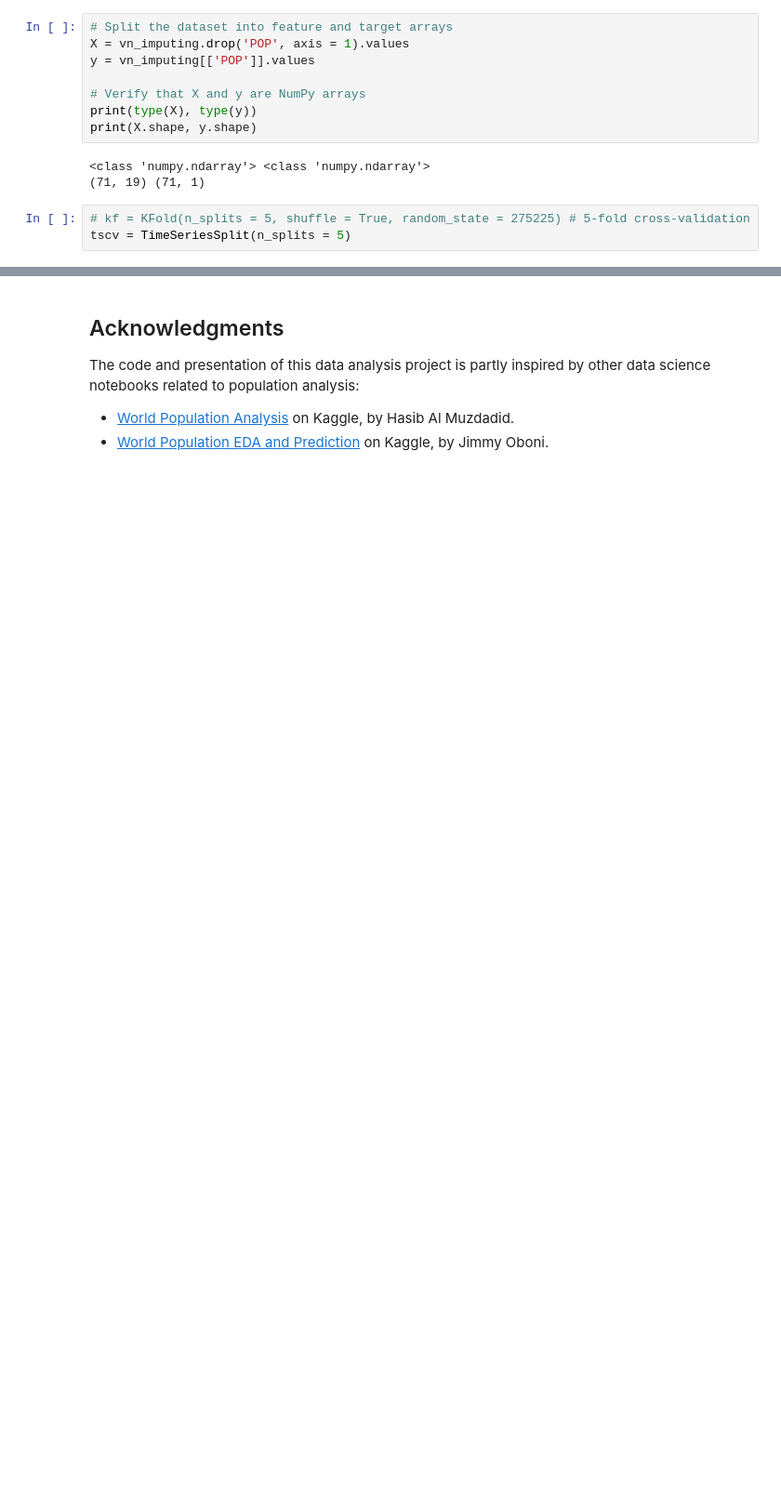
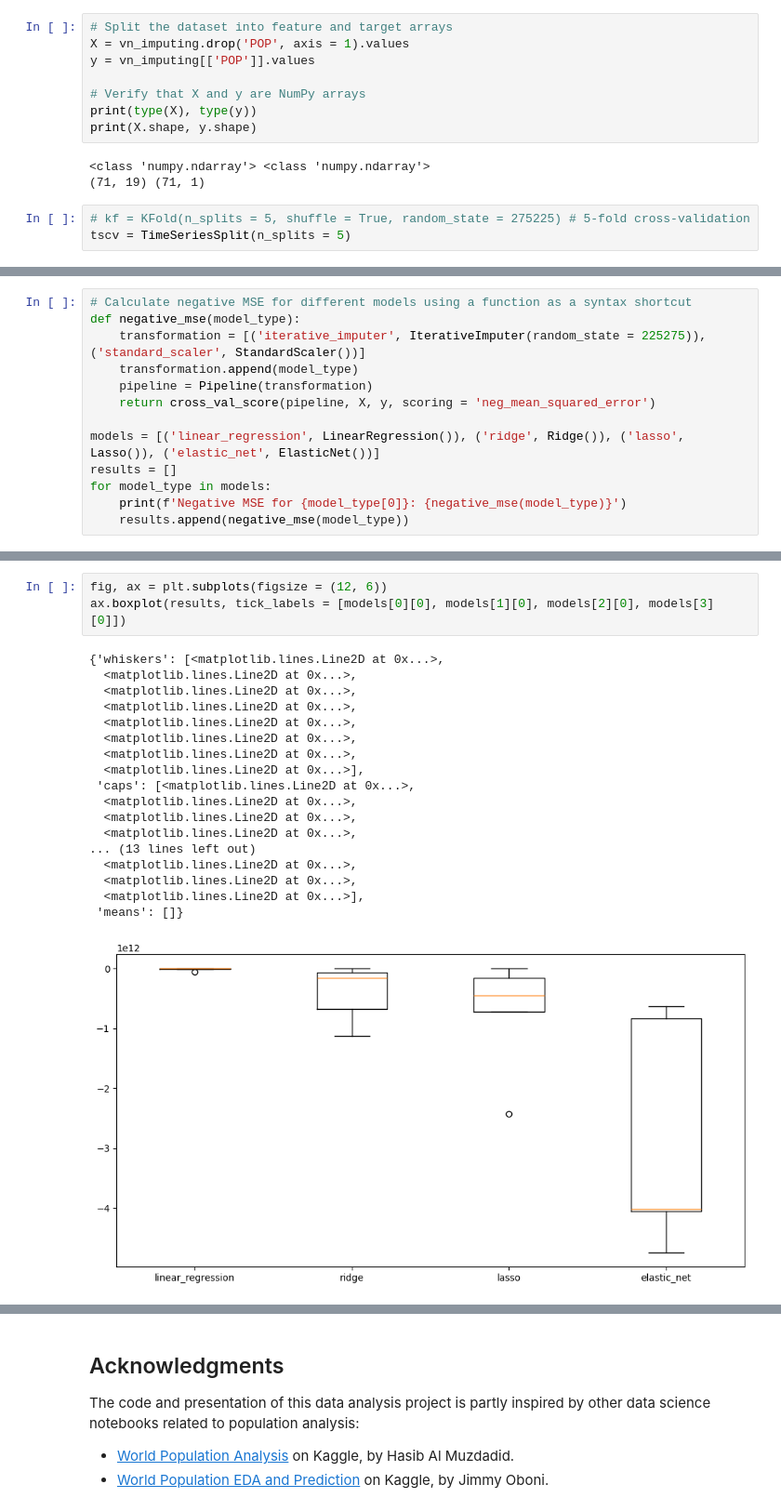
Before and after one commit to thaianle/international-database, a Jupyter notebook: idb5yr-python.ipynb, the cells around one changed output, grey strips where cells are left out. Shown at 93% size. Cells and saved outputs as stored; diff of their text form; blank space fills up the shorter version.

Commit message:
Estimate population with regression

```diff
--- a/idb5yr-python.ipynb
+++ b/idb5yr-python.ipynb
@@ -844,0 +827,13 @@ Negative MSE for elastic_net: [-4.05767570e+12 -6.32982895e+11 -4.74784917e+12 -
+# %%
+# Calculate negative MSE for different models using a function as a syntax shortcut
+def negative_mse(model_type):
+    transformation = [('iterative_imputer', IterativeImputer(random_state = 225275)), ('standard_scaler', StandardScaler())]
+    transformation.append(model_type)
+    pipeline = Pipeline(transformation)
+    return cross_val_score(pipeline, X, y, scoring = 'neg_mean_squared_error')
+
+models = [('linear_regression', LinearRegression()), ('ridge', Ridge()), ('lasso', Lasso()), ('elastic_net', ElasticNet())]
+results = []
+for model_type in models:
+    print(f'Negative MSE for {model_type[0]}: {negative_mse(model_type)}')
+    results.append(negative_mse(model_type))
@@ -844,0 +849,22 @@ Negative MSE for elastic_net: [-4.05767570e+12 -6.32982895e+11 -4.74784917e+12 -
+# %%
+fig, ax = plt.subplots(figsize = (12, 6))
+ax.boxplot(results, tick_labels = [models[0][0], models[1][0], models[2][0], models[3][0]])
+# %% [output]
+{'whiskers': [<matplotlib.lines.Line2D at 0x...>,
+  <matplotlib.lines.Line2D at 0x...>,
+  <matplotlib.lines.Line2D at 0x...>,
+  <matplotlib.lines.Line2D at 0x...>,
+  <matplotlib.lines.Line2D at 0x...>,
+  <matplotlib.lines.Line2D at 0x...>,
+  <matplotlib.lines.Line2D at 0x...>,
+  <matplotlib.lines.Line2D at 0x...>],
+ 'caps': [<matplotlib.lines.Line2D at 0x...>,
+  <matplotlib.lines.Line2D at 0x...>,
+  <matplotlib.lines.Line2D at 0x...>,
+  <matplotlib.lines.Line2D at 0x...>,
+... (13 lines left out)
+  <matplotlib.lines.Line2D at 0x...>,
+  <matplotlib.lines.Line2D at 0x...>,
+  <matplotlib.lines.Line2D at 0x...>],
+ 'means': []}
+[figure, added]
```
Also changed, not shown: parts of 12 cells of this notebook.
